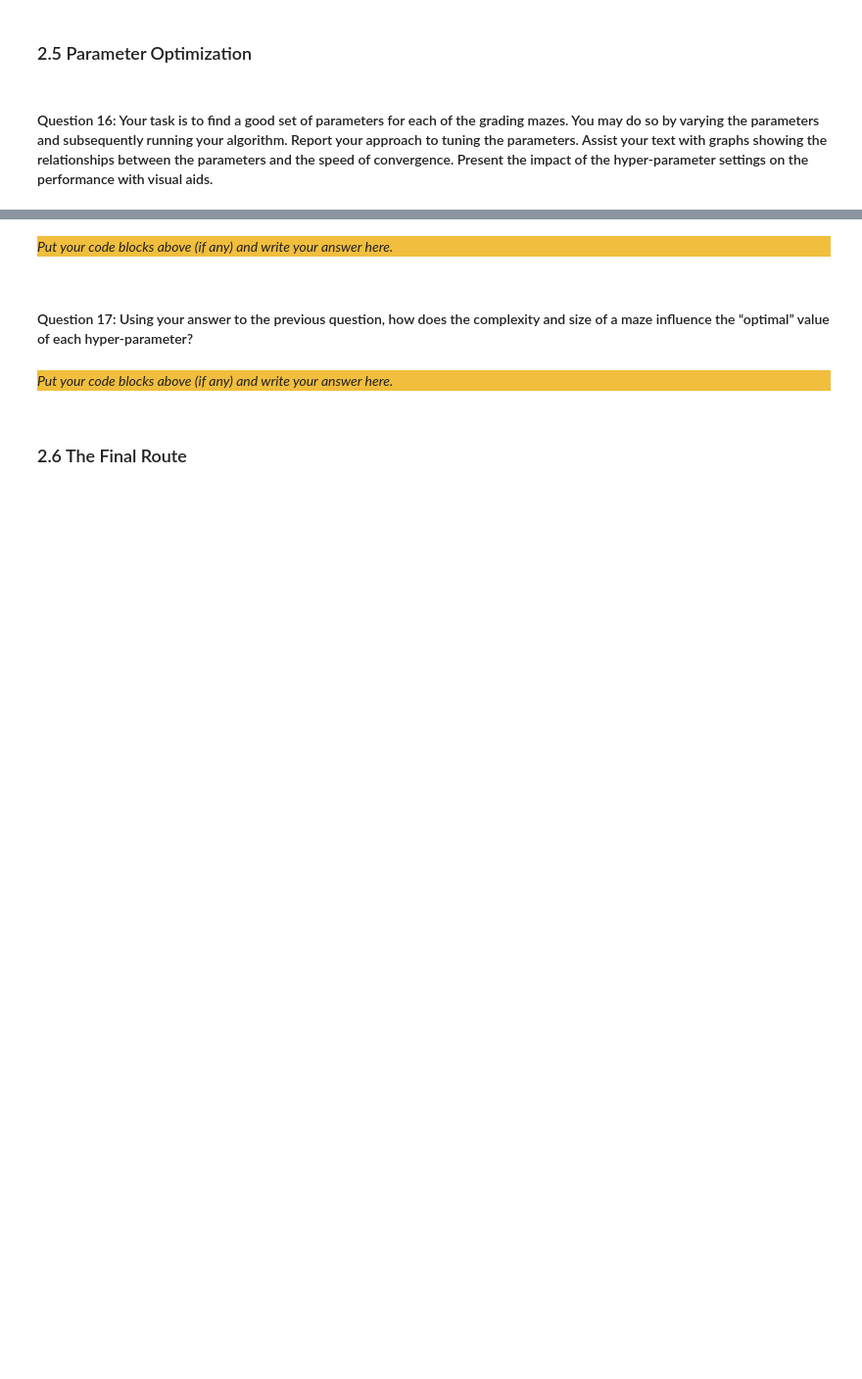
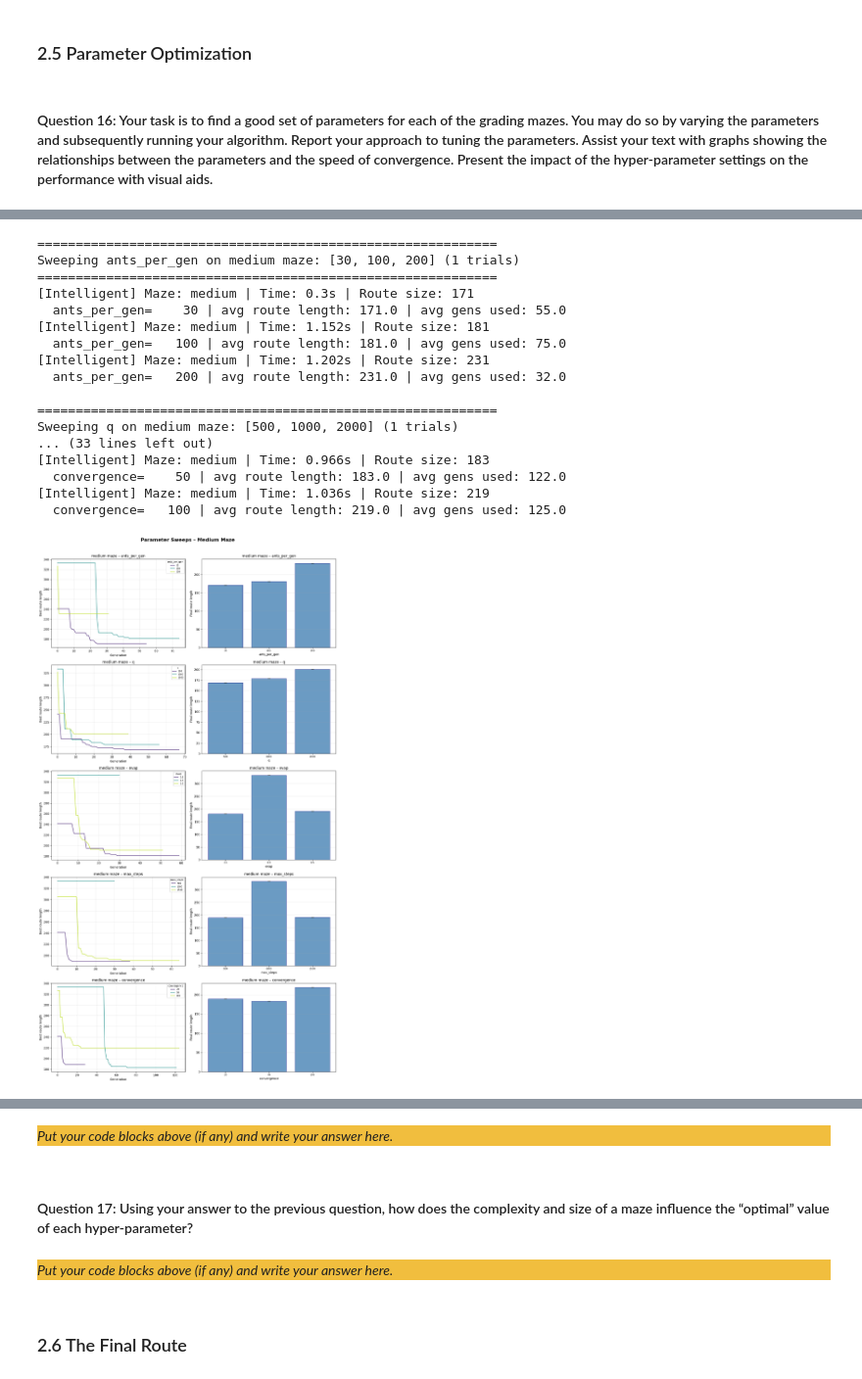
Before and after one commit to guy915/Computational-Intelligence-Models, a Jupyter notebook: ACO & GA/src/Main.ipynb, the cells around one changed output, grey strips where cells are left out. Shown at 98% size. Cells and saved outputs as stored; diff of their text form; code cells hidden in the pictures; blank space fills up the shorter version.

```diff
--- a/ACO & GA/src/Main.ipynb
+++ b/ACO & GA/src/Main.ipynb
@@ -714,0 +954,24 @@ Ready reading maze file ./../data/medium_maze.txt
+# %%
+# ─── Medium Maze Sweeps ─────────────────────────────────────────────────────
+# OFAT sweep: 5 parameters × 3 values × 1 trial.
+# With no_gen=150 base, each run takes ~15–30s → total ~4–8 min.
+medium_results = run_all_sweeps('medium')
+# %% [output]
+============================================================
+Sweeping ants_per_gen on medium maze: [30, 100, 200] (1 trials)
+============================================================
+[Intelligent] Maze: medium | Time: 0.3s | Route size: 171
+  ants_per_gen=    30 | avg route length: 171.0 | avg gens used: 55.0
+[Intelligent] Maze: medium | Time: 1.152s | Route size: 181
+  ants_per_gen=   100 | avg route length: 181.0 | avg gens used: 75.0
+[Intelligent] Maze: medium | Time: 1.202s | Route size: 231
+  ants_per_gen=   200 | avg route length: 231.0 | avg gens used: 32.0
+
+============================================================
+Sweeping q on medium maze: [500, 1000, 2000] (1 trials)
+... (33 lines left out)
+[Intelligent] Maze: medium | Time: 0.966s | Route size: 183
+  convergence=    50 | avg route length: 183.0 | avg gens used: 122.0
+[Intelligent] Maze: medium | Time: 1.036s | Route size: 219
+  convergence=   100 | avg route length: 219.0 | avg gens used: 125.0
+[figure, added]
```
Also changed, not shown: parts of 22 cells of this notebook.
